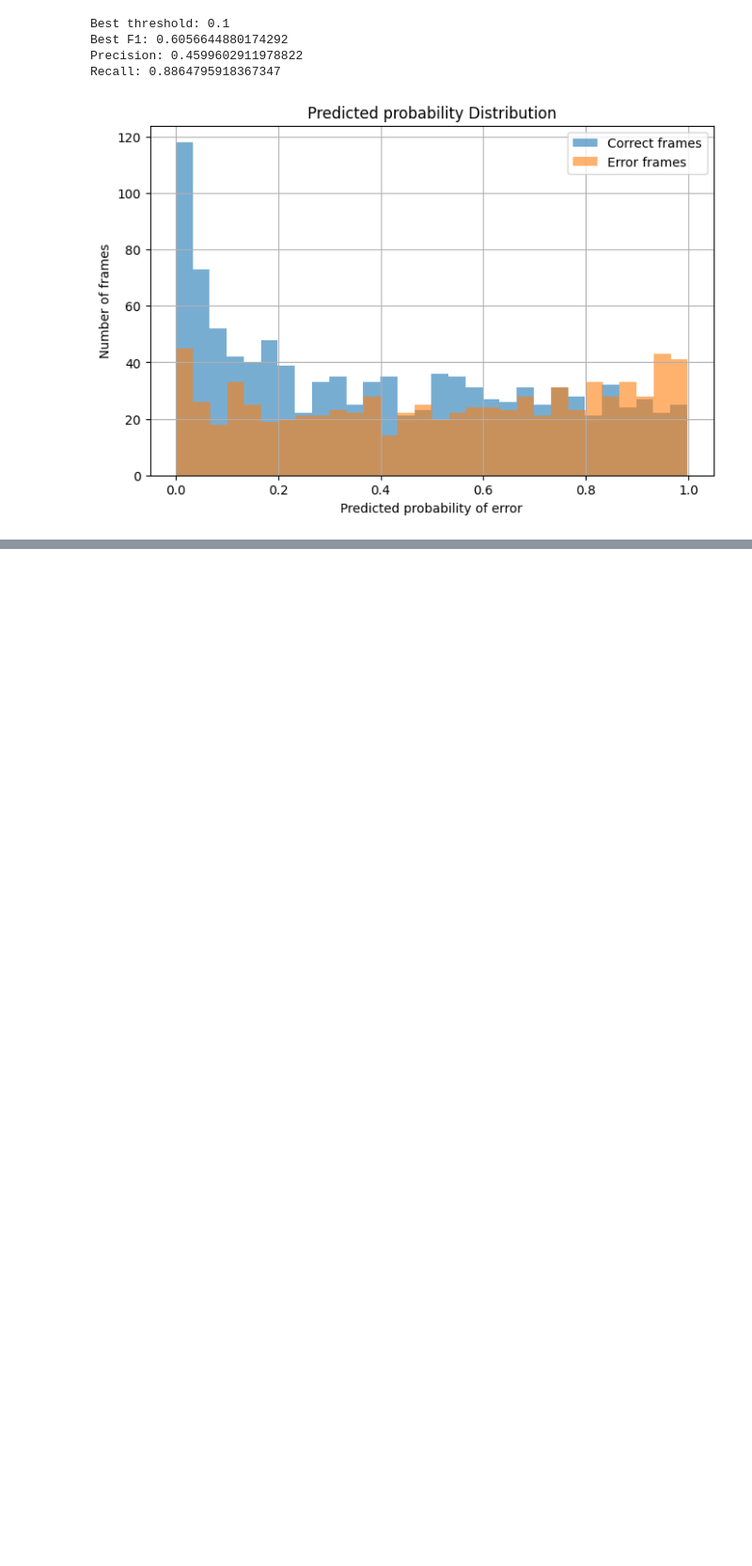
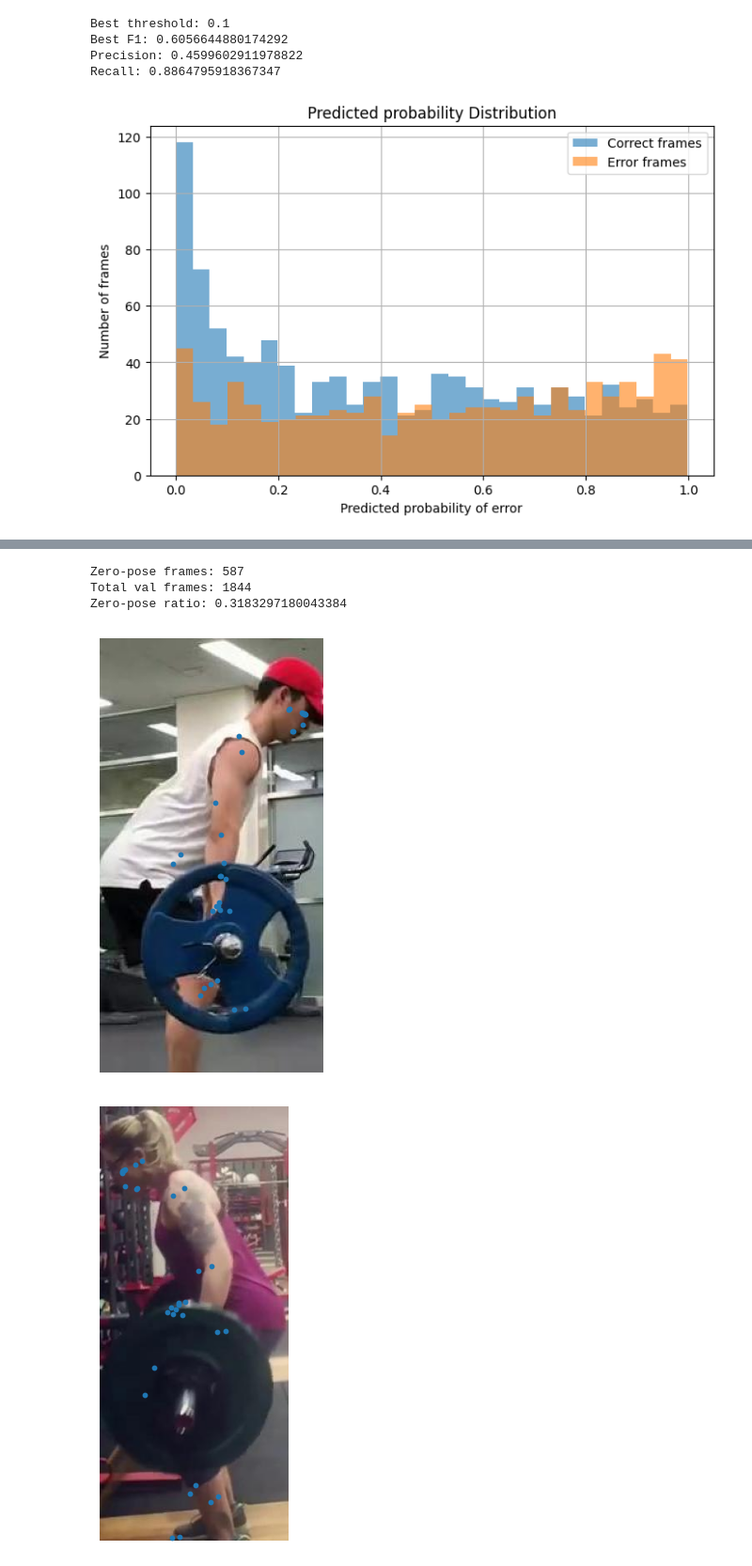
Before and after one commit to ritvik-123/298-Major-Project, a Jupyter notebook: Binary_Split.ipynb, the cells around one changed output, grey strips where cells are left out. Shown at 94% size. Cells and saved outputs as stored; diff of their text form; code cells hidden in the pictures; blank space fills up the shorter version.

Commit message:
trained and analyzed mediapipe results

```diff
--- a/Binary_Split.ipynb
+++ b/Binary_Split.ipynb
@@ -1030,0 +1068,5 @@ plt.show()
+# %%
+BaseOptions = mp.tasks.BaseOptions
+PoseLandmarker = mp.tasks.vision.PoseLandmarker
+PoseLandmarkerOptions = mp.tasks.vision.PoseLandmarkerOptions
+VisionRunningMode = mp.tasks.vision.RunningMode
@@ -1030,0 +1082,8 @@ plt.show()
+# %%
+options = PoseLandmarkerOptions(
+    base_options=BaseOptions(model_asset_path=model_path),
+    running_mode=VisionRunningMode.IMAGE,
+    num_poses=1
+)
+
+landmarker = PoseLandmarker.create_from_options(options)
@@ -1030,0 +1297,54 @@ plt.show()
+# %%
+# analyzing Mediapipe performance
+
+def is_zero_pose(features):
+    return np.all(features == 0)
+
+zero_count = 0
+
+for i in range(len(val_dataset)):
+    features, label = val_dataset[i]
+    if torch.all(features == 0):
+        zero_count += 1
+
+print("Zero-pose frames:", zero_count)
+print("Total val frames:", len(val_dataset))
+print("Zero-pose ratio:", zero_count/len(val_dataset))
+# %% [output]
+Zero-pose frames: 587
+Total val frames: 1844
+Zero-pose ratio: 0.3183297180043384
+# %%
+# visuallising Mediapipe features
+
+def show_frames_with_pose(image_path):
+    image_bgr = cv2.imread(image_path)
+    image_rgb = cv2.cvtColor(image_bgr,cv2.COLOR_BGR2RGB)
+
+    mp_image = mp.Image(
+        image_format = mp.ImageFormat.SRGB,
+        data = image_rgb
+    )
+
+    result = landmarker.detect(mp_image)
+
+    plt.figure(figsize = (6,6))
+    plt.imshow(image_rgb)
+
+    if len(result.pose_landmarks) > 0:
+        h, w, _ = image_rgb.shape
+        landmarks = result.pose_landmarks[0]
+
+        xs = [lm.x * w for lm in landmarks]
+        ys = [lm.y * h for lm in landmarks]
+
+        plt.scatter(xs, ys, s=10)
+
+    plt.axis("off")
+    plt.show()
+# %%
+show_frames_with_pose(train_df.iloc[1]["frame_path"])
+show_frames_with_pose(train_df[train_df["error_present"] == 1].iloc[2]["frame_path"])
+# %% [output]
+[figure, added]
+[figure, added]
```
Also changed, not shown: parts of 23 cells of this notebook.
